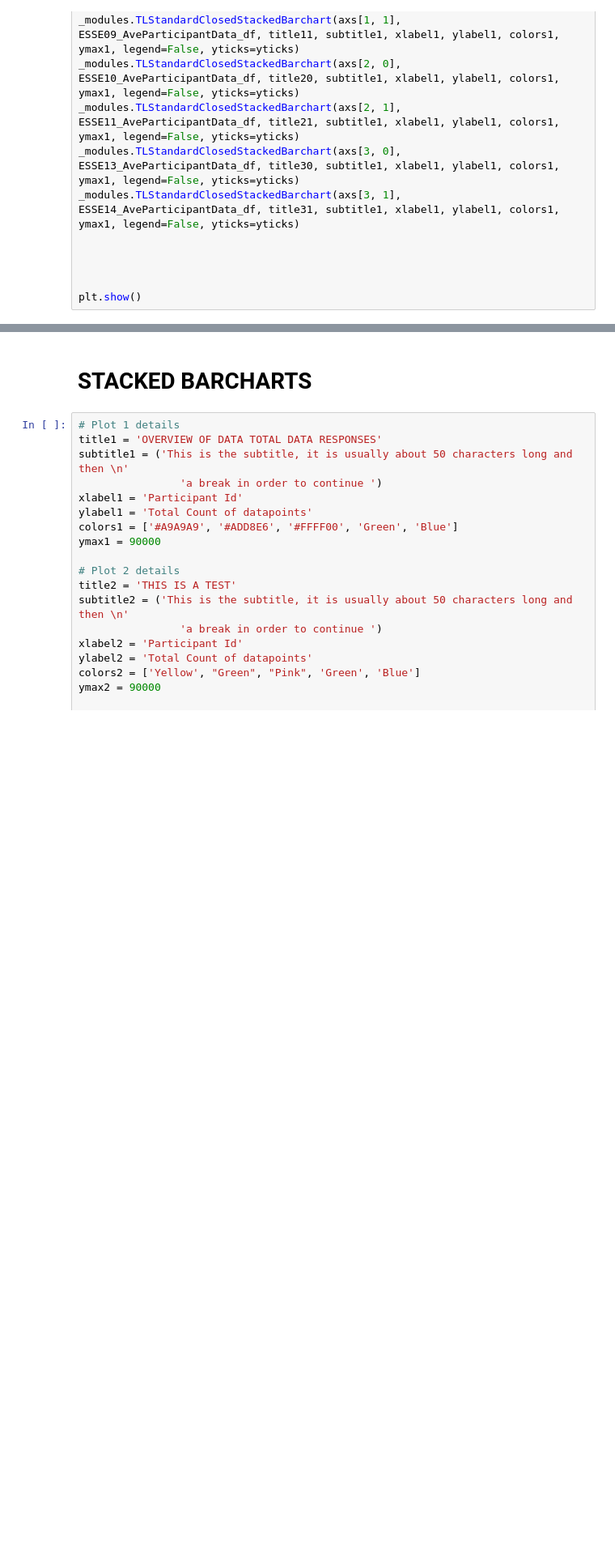
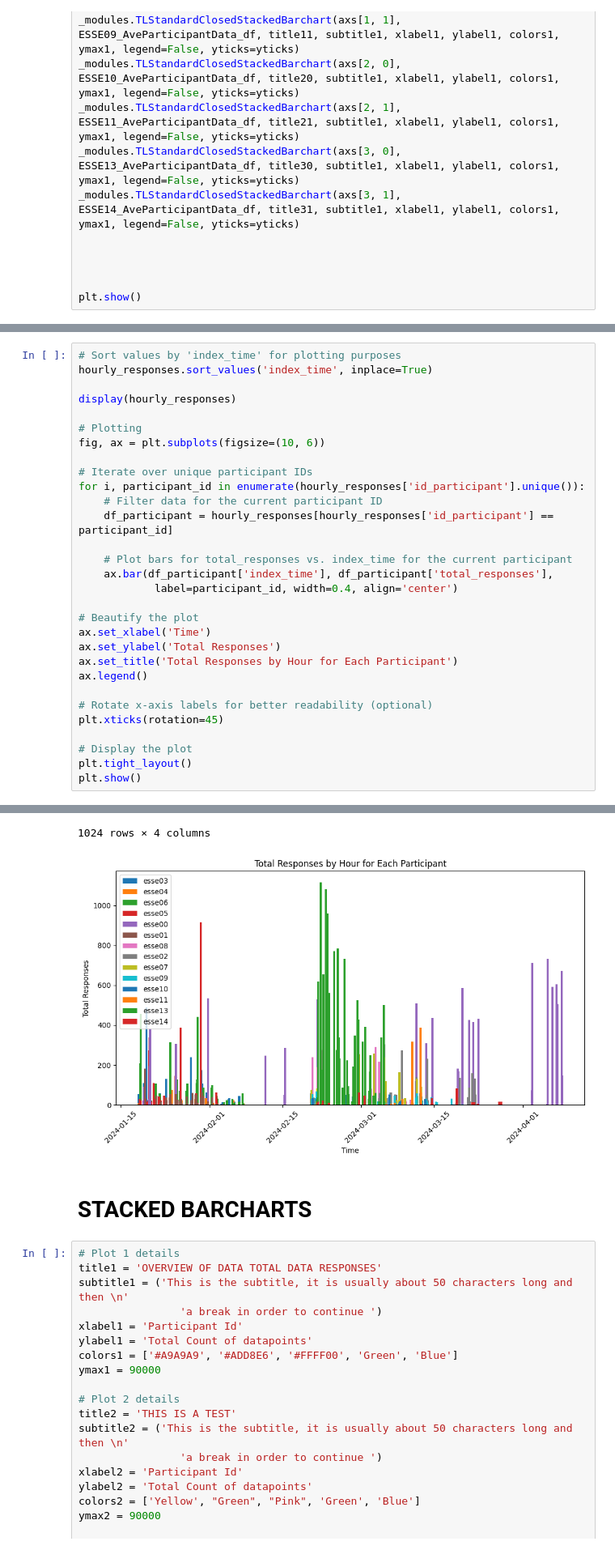
Before and after one commit to buds-lab/calma-esse-heat-stress-public, a Jupyter notebook: Esse/src/_01-TimeSeriesData.ipynb, the cells around one changed output, grey strips where cells are left out. Shown: that part at 81% size. Drawn from its saved outputs; the diff is of its cells as text; blank space fills up the shorter version.

```diff
--- a/Esse/src/_01-TimeSeriesData.ipynb
+++ b/Esse/src/_01-TimeSeriesData.ipynb
@@ -266,0 +360,31 @@ Plot saved to C:\Users\gottk\OneDrive\GITHUB\calma-esse-heat-stress-internal\Ess
+# %%
+# Sort values by 'index_time' for plotting purposes
+hourly_responses.sort_values('index_time', inplace=True)
+
+display(hourly_responses)
+
+# Plotting
+fig, ax = plt.subplots(figsize=(10, 6))
+
+# Iterate over unique participant IDs
+for i, participant_id in enumerate(hourly_responses['id_participant'].unique()):
+    # Filter data for the current participant ID
+    df_participant = hourly_responses[hourly_responses['id_participant'] == participant_id]
+
+    # Plot bars for total_responses vs. index_time for the current participant
+    ax.bar(df_participant['index_time'], df_participant['total_responses'],
+            label=participant_id, width=0.4, align='center')
+
+# Beautify the plot
+ax.set_xlabel('Time')
+ax.set_ylabel('Total Responses')
+ax.set_title('Total Responses by Hour for Each Participant')
+ax.legend()
+
+# Rotate x-axis labels for better readability (optional)
+plt.xticks(rotation=45)
+
+# Display the plot
+plt.tight_layout()
+plt.show()
+# %% [output]
@@ -267,3 +403,5 @@ Plot saved to C:\Users\gottk\OneDrive\GITHUB\calma-esse-heat-stress-internal\Ess
+1024 rows × 4 columns
+[figure, added]
 # %% [markdown]
  # STACKED BARCHARTS
 # %%
```
Also changed, not shown: parts of 7 cells of this notebook, 4 other files.
